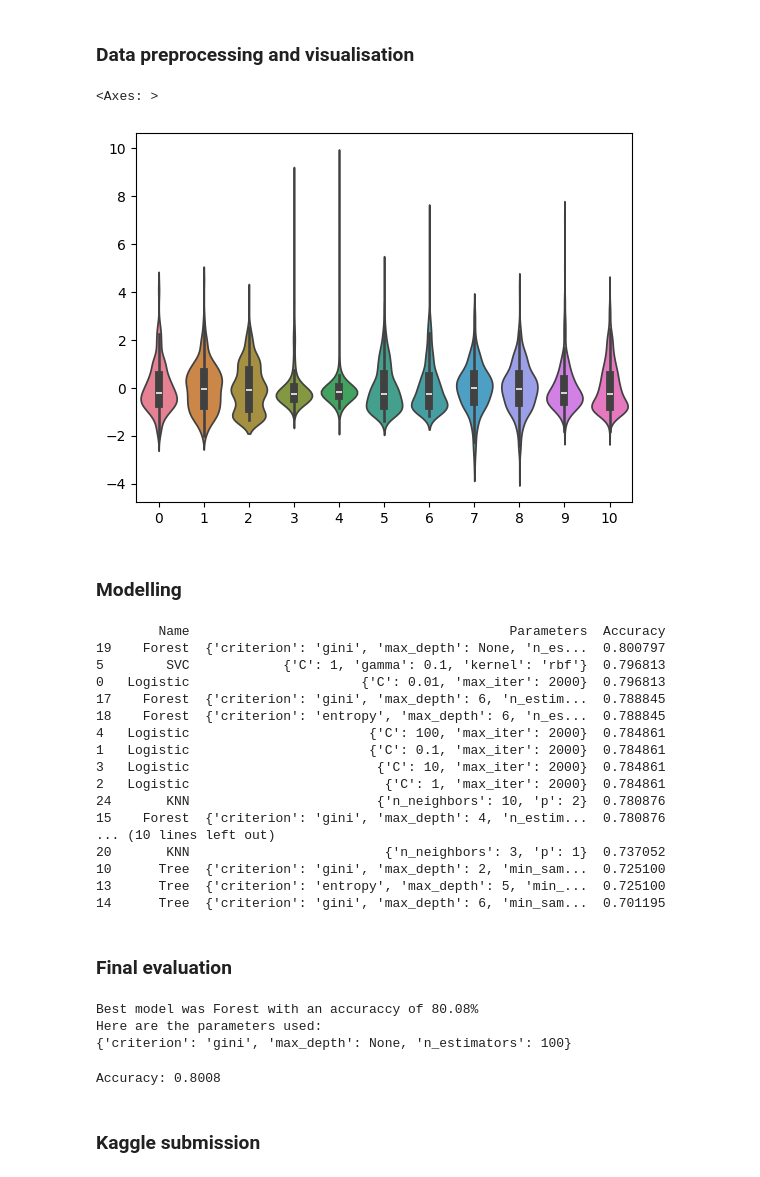
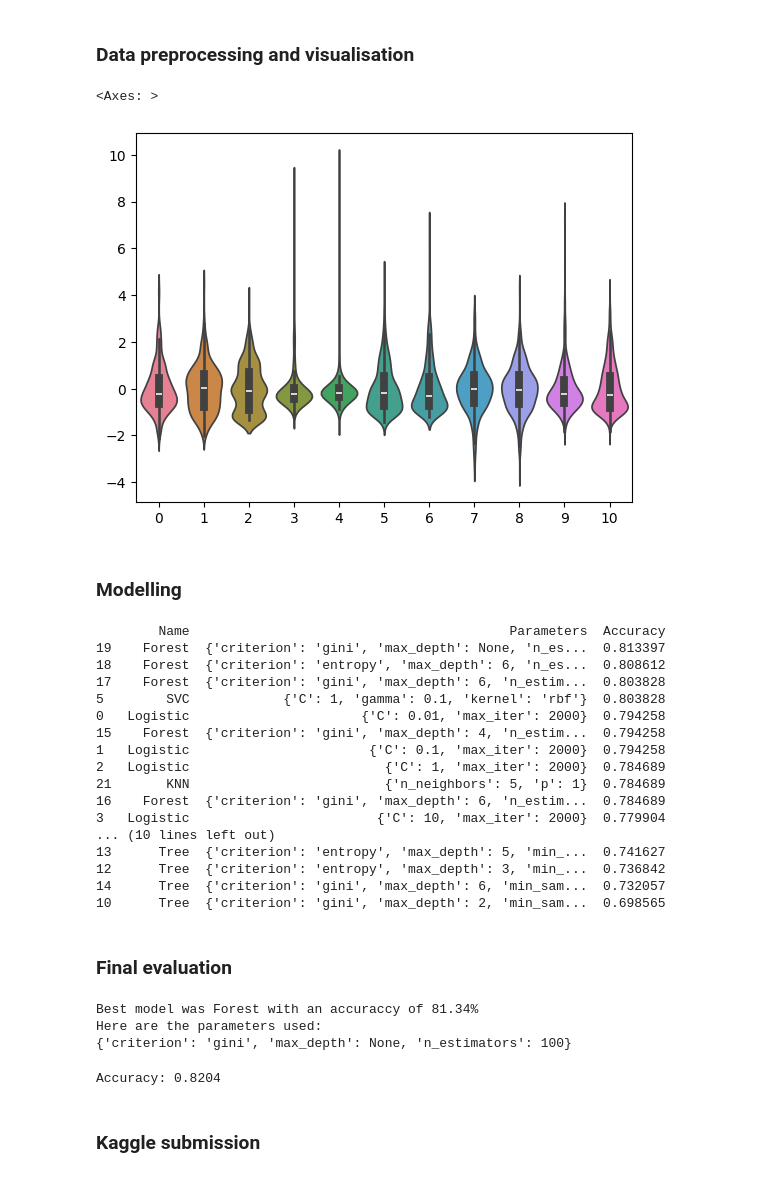
Before and after one commit to JohannesStandal/DAT200, a Jupyter notebook: CA3/CA3_template.ipynb, the cells around one changed output. Saved outputs shown, nothing was run; the diff lists cells and outputs as text; code cells hidden in the pictures.

```diff
--- a/CA3/CA3_template.ipynb
+++ b/CA3/CA3_template.ipynb
@@ -34,26 +34,26 @@ df_train = df_train.dropna(axis=0)
 # %%
 x_train = df_train.drop(['quality', 'Id'], axis=1)
 y_train = df_train['quality']
 
 X_train, X_test, Y_train, Y_test = sk.model_selection.train_test_split(
     x_train, y_train,
-    test_size=0.2,
+    test_size=0.25,
     random_state=42
 )
 
 scaler = sk.preprocessing.StandardScaler()
 
 X_train_scaled = scaler.fit_transform(X_train)
 X_test_scaled = scaler.transform(X_test)
 
 sns.violinplot(X_train_scaled)
 # %% [output]
 <Axes: >
-[figure, old version]
+[figure, new version]
 # %% [markdown]
 ### Modelling
 # %%
-seed = 40
+seed = 42
 
 models = [
     # Logistic Regression
@@ -128,22 +128,22 @@ results = results.sort_values(by="Accuracy", ascending=False)
 print(results)
 # %% [output]
         Name                                         Parameters  Accuracy
-19    Forest  {'criterion': 'gini', 'max_depth': None, 'n_es...  0.800797
-5        SVC            {'C': 1, 'gamma': 0.1, 'kernel': 'rbf'}  0.796813
-0   Logistic                      {'C': 0.01, 'max_iter': 2000}  0.796813
-17    Forest  {'criterion': 'gini', 'max_depth': 6, 'n_estim...  0.788845
-18    Forest  {'criterion': 'entropy', 'max_depth': 6, 'n_es...  0.788845
-4   Logistic                       {'C': 100, 'max_iter': 2000}  0.784861
-1   Logistic                       {'C': 0.1, 'max_iter': 2000}  0.784861
-3   Logistic                        {'C': 10, 'max_iter': 2000}  0.784861
-2   Logistic                         {'C': 1, 'max_iter': 2000}  0.784861
-24       KNN                        {'n_neighbors': 10, 'p': 2}  0.780876
-15    Forest  {'criterion': 'gini', 'max_depth': 4, 'n_estim...  0.780876
+19    Forest  {'criterion': 'gini', 'max_depth': None, 'n_es...  0.813397
+18    Forest  {'criterion': 'entropy', 'max_depth': 6, 'n_es...  0.808612
+17    Forest  {'criterion': 'gini', 'max_depth': 6, 'n_estim...  0.803828
+5        SVC            {'C': 1, 'gamma': 0.1, 'kernel': 'rbf'}  0.803828
+0   Logistic                      {'C': 0.01, 'max_iter': 2000}  0.794258
+15    Forest  {'criterion': 'gini', 'max_depth': 4, 'n_estim...  0.794258
+1   Logistic                       {'C': 0.1, 'max_iter': 2000}  0.794258
+2   Logistic                         {'C': 1, 'max_iter': 2000}  0.784689
+21       KNN                         {'n_neighbors': 5, 'p': 1}  0.784689
+16    Forest  {'criterion': 'gini', 'max_depth': 6, 'n_estim...  0.784689
+3   Logistic                        {'C': 10, 'max_iter': 2000}  0.779904
 ... (10 lines left out)
-20       KNN                         {'n_neighbors': 3, 'p': 1}  0.737052
-10      Tree  {'criterion': 'gini', 'max_depth': 2, 'min_sam...  0.725100
-13      Tree  {'criterion': 'entropy', 'max_depth': 5, 'min_...  0.725100
-14      Tree  {'criterion': 'gini', 'max_depth': 6, 'min_sam...  0.701195
+13      Tree  {'criterion': 'entropy', 'max_depth': 5, 'min_...  0.741627
+12      Tree  {'criterion': 'entropy', 'max_depth': 3, 'min_...  0.736842
+14      Tree  {'criterion': 'gini', 'max_depth': 6, 'min_sam...  0.732057
+10      Tree  {'criterion': 'gini', 'max_depth': 2, 'min_sam...  0.698565
 # %% [markdown]
 ### Final evaluation
 # %%
@@ -157,7 +157,7 @@ print(f"Best model was {modelName} with an accuraccy of {(100 * accuracy):.2f}%"
 print("Here are the parameters used:")
 print(best_parameters)
 # %% [output]
-Best model was Forest with an accuraccy of 80.08%
+Best model was Forest with an accuraccy of 81.34%
 Here are the parameters used:
 {'criterion': 'gini', 'max_depth': None, 'n_estimators': 100}
 # %%
@@ -172,7 +172,7 @@ y_pred = final_model.predict(X_test_scaled)
 
 print(f"Accuracy: {sk.metrics.accuracy_score(Y_test, y_pred):.4f}")
 # %% [output]
-Accuracy: 0.8008
+Accuracy: 0.8204
 # %% [markdown]
 ### Kaggle submission
 # %%
```
Also changed, not shown: 1 other file.
